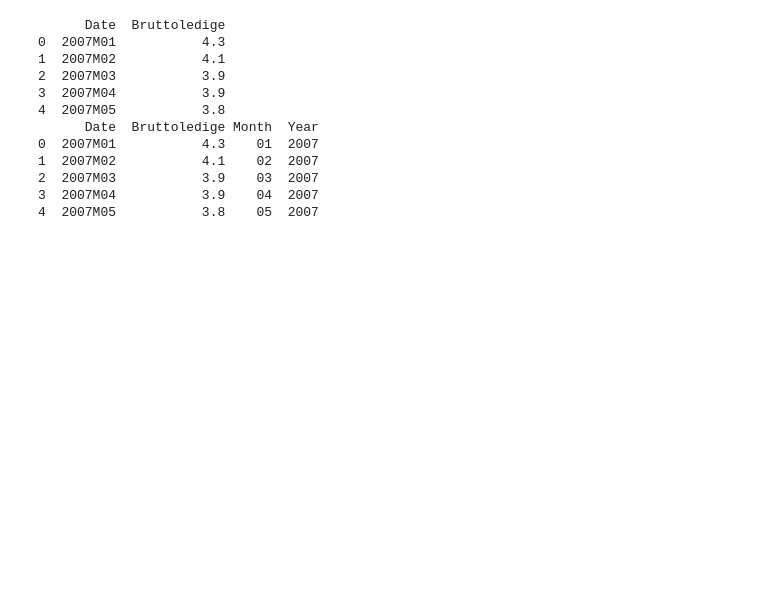
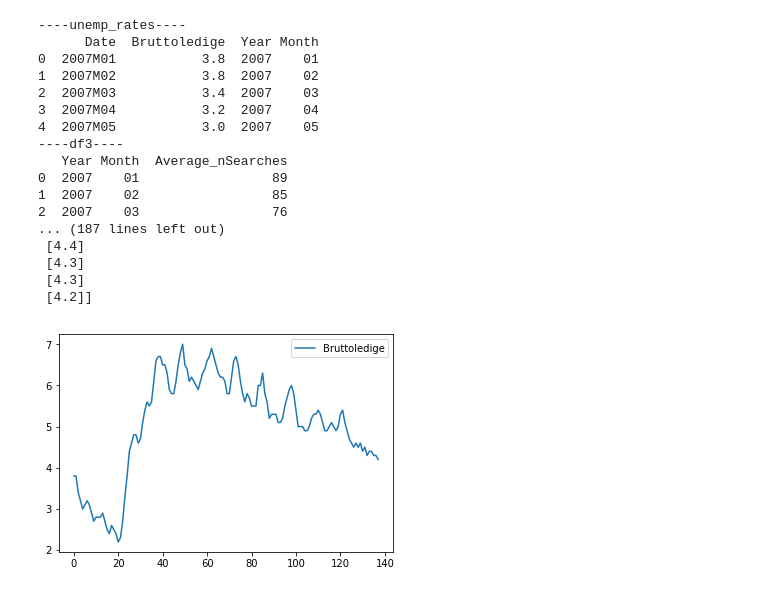
Before and after one commit to karlbindslev/sds_group29, a Jupyter notebook: Exam_project.ipynb, the cells around one changed output. Cells and saved outputs as stored; diff of their text form; code cells hidden in the pictures; blank space fills up the shorter version.

```diff
--- a/Exam_project.ipynb
+++ b/Exam_project.ipynb
@@ -70,20 +87,43 @@ dict length: 176
-# %%
-# Read unemployment data from csv
-csv = pd.read_excel('/Users/karlbindslev/Documents/GitHub/sds_group29/Bruttoledige3.xlsx')
-print(csv.head(5))
-csv['Month'] =  [x[5:] for x in csv['Date']]
-csv['Year'] =  [x[0:4] for x in csv['Date']]
-print(csv.head(5))
-# %% [output]
-      Date  Bruttoledige
-0  2007M01           4.3
-1  2007M02           4.1
-2  2007M03           3.9
-3  2007M04           3.9
-4  2007M05           3.8
-      Date  Bruttoledige Month  Year
-0  2007M01           4.3    01  2007
-1  2007M02           4.1    02  2007
-2  2007M03           3.9    03  2007
-3  2007M04           3.9    04  2007
-4  2007M05           3.8    05  2007
+# %%
+# Read unemployment data from csv
+unemp_rates = pd.read_excel('/Users/karlbindslev/Documents/GitHub/sds_group29/Bruttoledige4.xlsx')
+unemp_rates['Year'] =  [x[0:4] for x in unemp_rates['Date']]
+unemp_rates['Month'] =  [x[5:] for x in unemp_rates['Date']]
+print('----unemp_rates----')
+print(unemp_rates.head())
+df3 = df2[0:len(unemp_rates)]
+print('----df3----')
+print(df3.head())
+X = np.array(df3['Average_nSearches']).reshape(-1, 1) # creating ndarray of X values
+y = np.array(unemp_rates['Bruttoledige']).reshape(-1, 1) # creating ndarray of y values
+
+# Security check to ensure that length of variable lists match.
+if (len(X)-len(y)!=0):
+    print('-------------------------------------------------------------------')
+    print('----WARNING: Number of observations in X and y does not match!!----')
+    print('-------------------------------------------------------------------')
+
+unemp_rates.plot()
+print(unemp_rates[-50:])
+print(y)
+#print(X)
+#print(y)
+# %% [output]
+----unemp_rates----
+      Date  Bruttoledige  Year Month
+0  2007M01           3.8  2007    01
+1  2007M02           3.8  2007    02
+2  2007M03           3.4  2007    03
+3  2007M04           3.2  2007    04
+4  2007M05           3.0  2007    05
+----df3----
+   Year Month  Average_nSearches
+0  2007    01                 89
+1  2007    02                 85
+2  2007    03                 76
+... (187 lines left out)
+ [4.4]
+ [4.3]
+ [4.3]
+ [4.2]]
+[figure, added]
```
Also changed, not shown: parts of 4 cells of this notebook, 6 other files.
